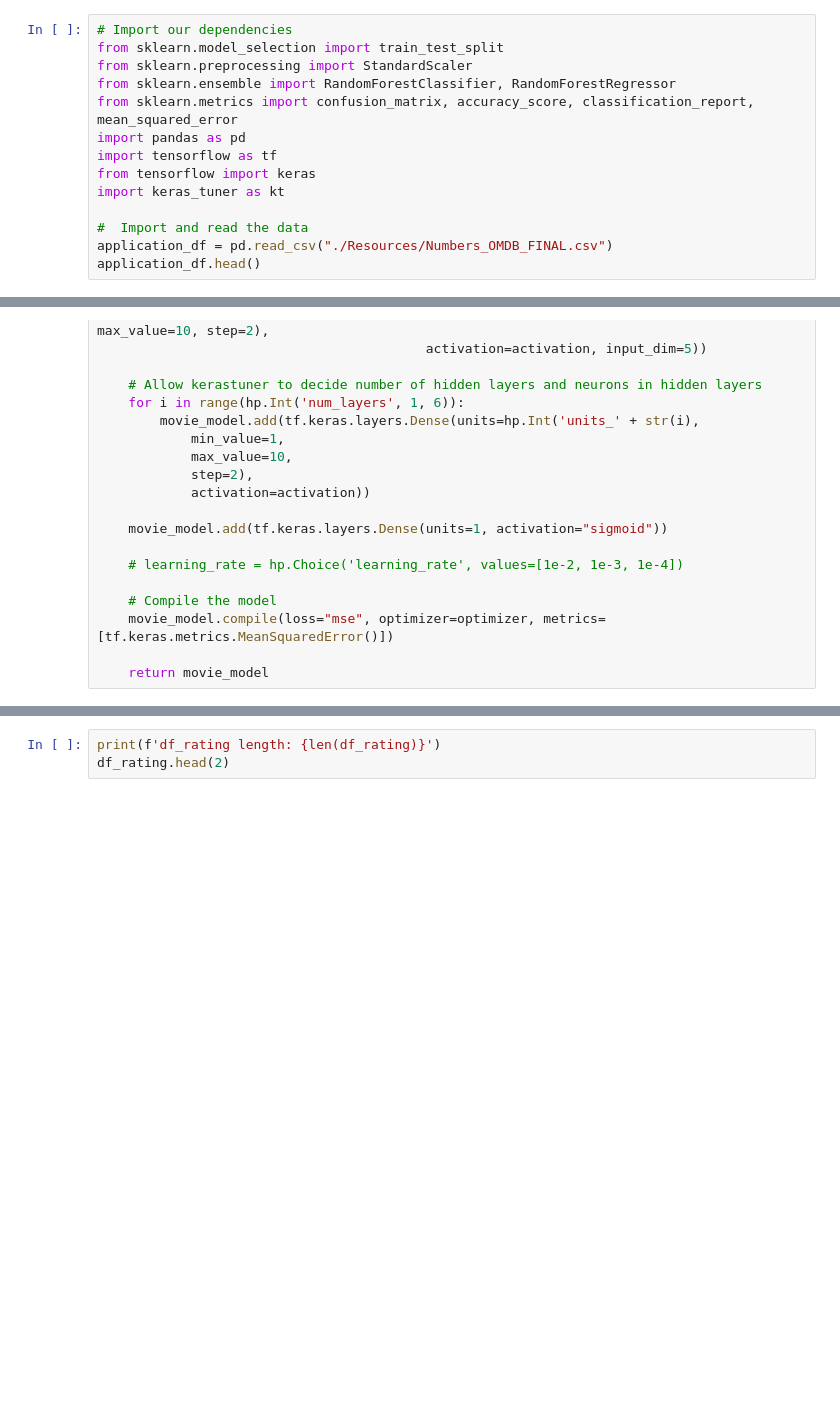
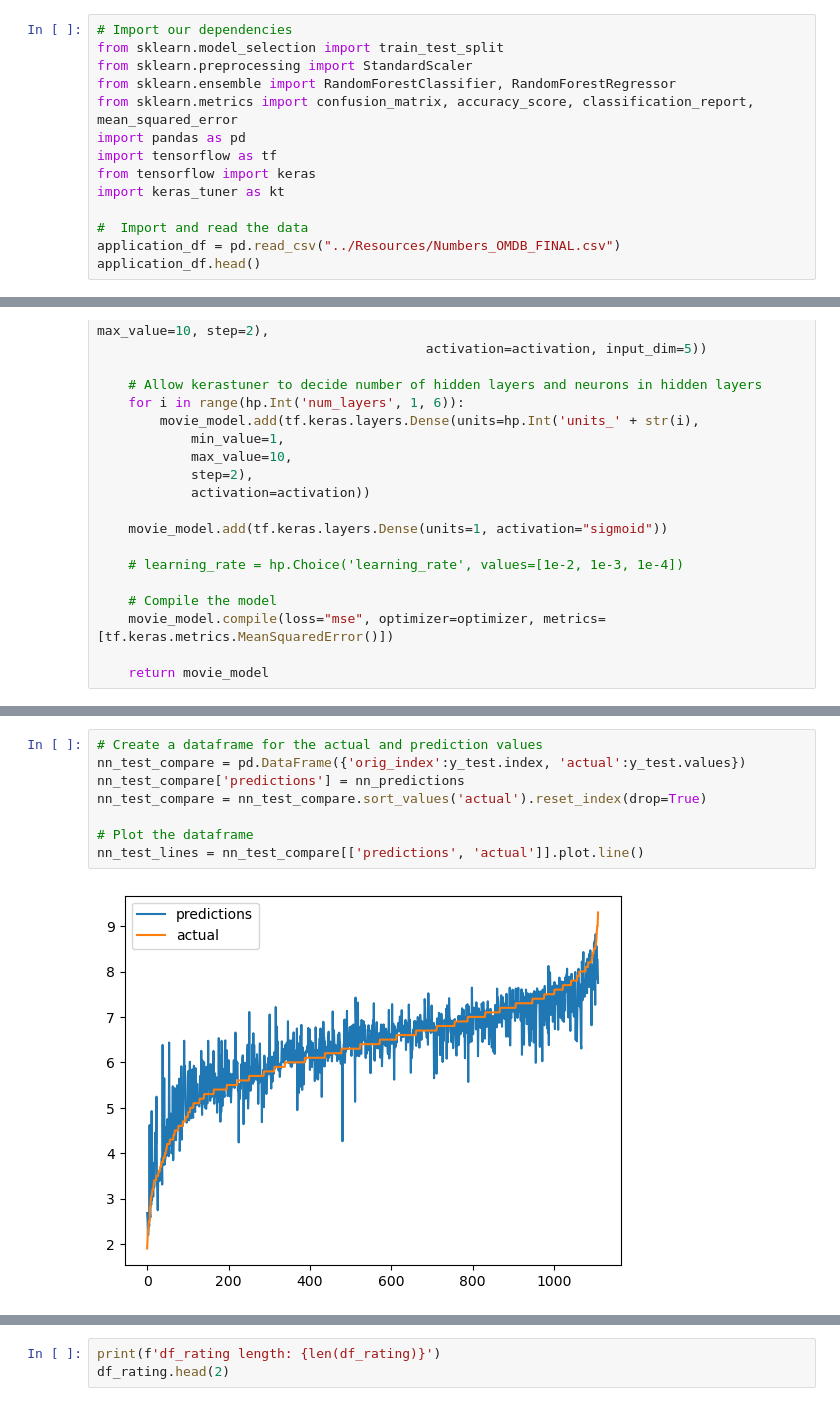
Before and after one commit to vt-bekah/Predicting_Movie_Ratings, a Jupyter notebook: Python/movie_maker_models.ipynb, the cells around one changed output, grey strips where cells are left out. Drawn from its saved outputs; the diff is of its cells as text; blank space fills up the shorter version.

```diff
--- a/Python/movie_maker_models.ipynb
+++ b/Python/movie_maker_models.ipynb
@@ -12,7 +12,7 @@ from tensorflow import keras
 import keras_tuner as kt
 
 #  Import and read the data
-application_df = pd.read_csv("./Resources/Numbers_OMDB_FINAL.csv")
+application_df = pd.read_csv("../Resources/Numbers_OMDB_FINAL.csv")
 application_df.head()
 # %% [output]
 Using TensorFlow backend
@@ -252,0 +325,10 @@ _________________________________________________________________
+# %%
+# Create a dataframe for the actual and prediction values
+nn_test_compare = pd.DataFrame({'orig_index':y_test.index, 'actual':y_test.values})
+nn_test_compare['predictions'] = nn_predictions
+nn_test_compare = nn_test_compare.sort_values('actual').reset_index(drop=True)
+
+# Plot the dataframe
+nn_test_lines = nn_test_compare[['predictions', 'actual']].plot.line()
+# %% [output]
+[figure, added]
```
Also changed, not shown: parts of 19 cells of this notebook, 1 other file.
